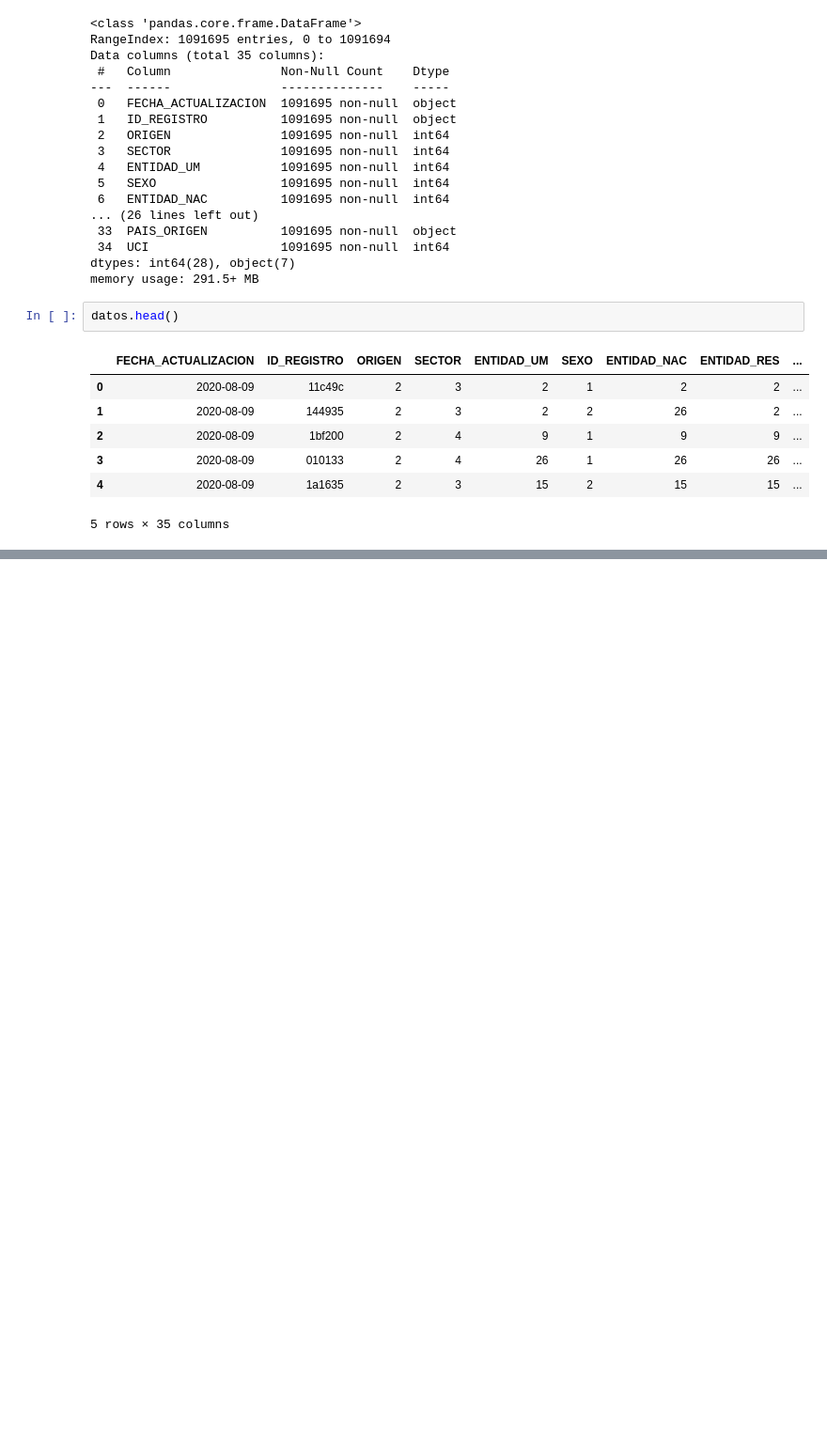
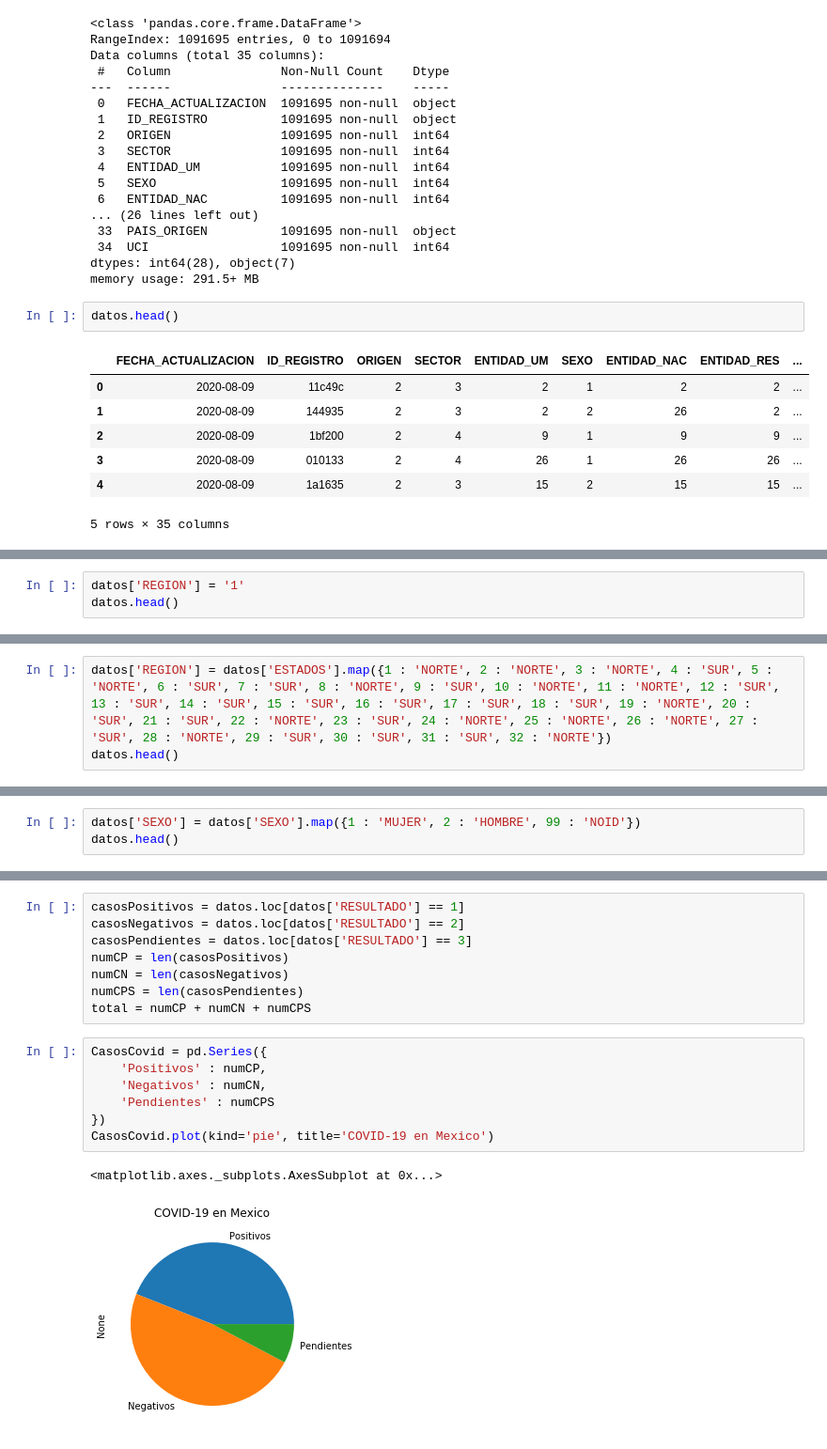
Before and after one commit to Francisco-Freyre/unidad_6_proyecto, a Jupyter notebook: Analisis_covid19.ipynb, the cells around one changed output, grey strips where cells are left out. Shown: that part at 94% size. Drawn from its saved outputs; the diff is of its cells as text; blank space fills up the shorter version.

```diff
--- a/Analisis_covid19.ipynb
+++ b/Analisis_covid19.ipynb
@@ -98,0 +80,3 @@ memory usage: 199.9+ MB
+# %%
+datos['REGION'] = '1'
+datos.head()
@@ -98,0 +91,3 @@ memory usage: 199.9+ MB
+# %%
+datos['REGION'] = datos['ESTADOS'].map({1 : 'NORTE', 2 : 'NORTE', 3 : 'NORTE', 4 : 'SUR', 5 : 'NORTE', 6 : 'SUR', 7 : 'SUR', 8 : 'NORTE', 9 : 'SUR', 10 : 'NORTE', 11 : 'NORTE', 12 : 'SUR', 13 : 'SUR', 14 : 'SUR', 15 : 'SUR', 16 : 'SUR', 17 : 'SUR', 18 : 'SUR', 19 : 'NORTE', 20 : 'SUR', 21 : 'SUR', 22 : 'NORTE', 23 : 'SUR', 24 : 'NORTE', 25 : 'NORTE', 26 : 'NORTE', 27 : 'SUR', 28 : 'NORTE', 29 : 'SUR', 30 : 'SUR', 31 : 'SUR', 32 : 'NORTE'})
+datos.head()
@@ -98,0 +102,3 @@ memory usage: 199.9+ MB
+# %%
+datos['SEXO'] = datos['SEXO'].map({1 : 'MUJER', 2 : 'HOMBRE', 99 : 'NOID'})
+datos.head()
@@ -98,0 +113,18 @@ memory usage: 199.9+ MB
+# %%
+casosPositivos = datos.loc[datos['RESULTADO'] == 1]
+casosNegativos = datos.loc[datos['RESULTADO'] == 2]
+casosPendientes = datos.loc[datos['RESULTADO'] == 3]
+numCP = len(casosPositivos)
+numCN = len(casosNegativos)
+numCPS = len(casosPendientes)
+total = numCP + numCN + numCPS
+# %%
+CasosCovid = pd.Series({
+    'Positivos' : numCP,
+    'Negativos' : numCN,
+    'Pendientes' : numCPS
+})
+CasosCovid.plot(kind='pie', title='COVID-19 en Mexico')
+# %% [output]
+<matplotlib.axes._subplots.AxesSubplot at 0x...>
+[figure, added]
```
Also changed, not shown: parts of 31 cells of this notebook.
